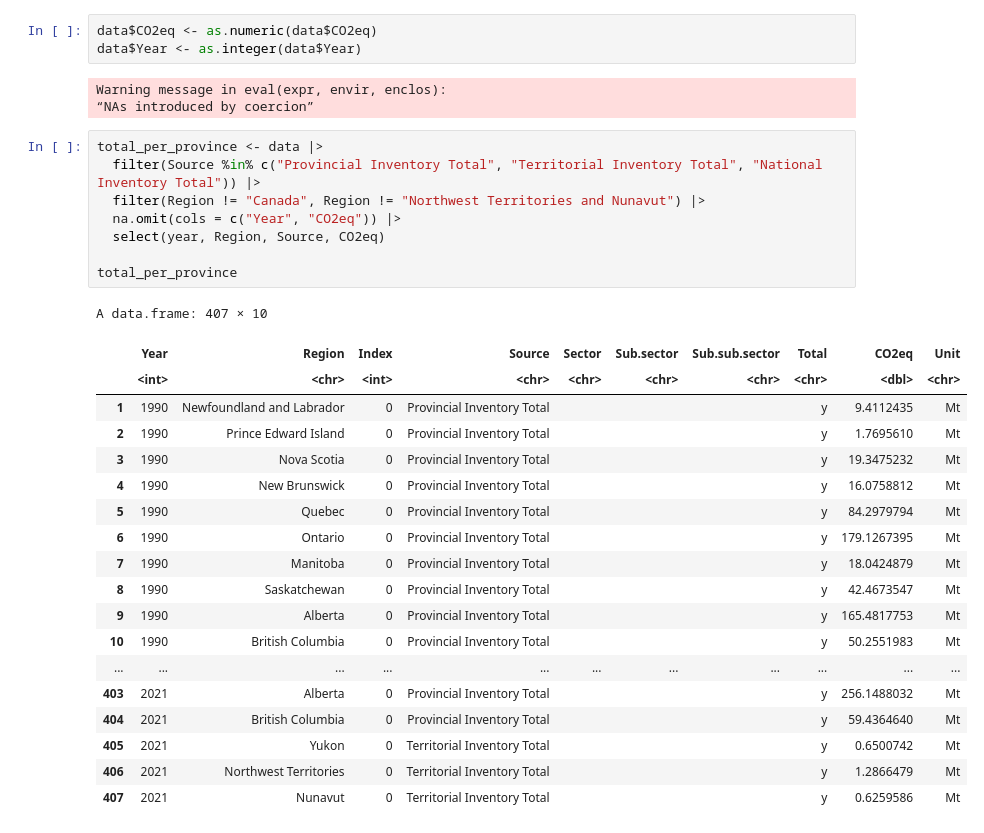
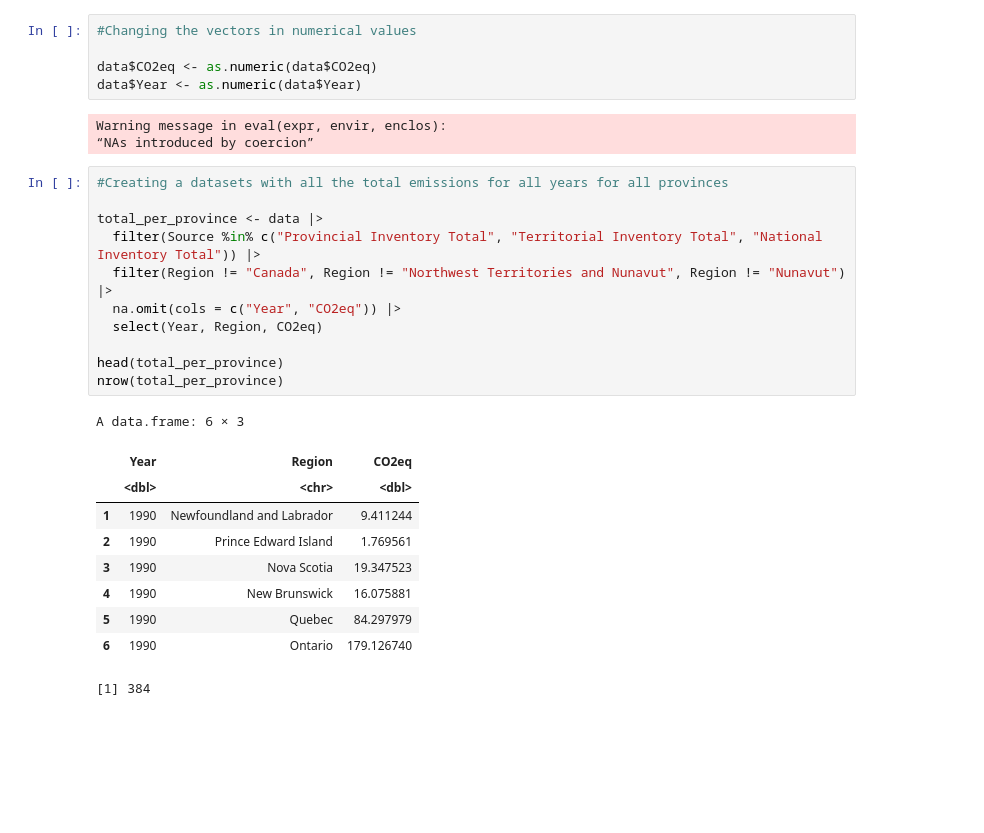
Before and after one commit to FelixBAUDARD/Dsci100_GP, a Jupyter notebook: Group project proposal.ipynb, the cells around one changed output. Drawn from its saved outputs; the diff is of its cells as text; blank space fills up the shorter version.

```diff
--- a/Group project proposal.ipynb
+++ b/Group project proposal.ipynb
@@ -36,37 +38,33 @@ library(tidymodels)
 url <- "https://data-donnees.az.ec.gc.ca/api/file?path=/substances/monitor/canada-s-official-greenhouse-gas-inventory/B-Economic-Sector/EN_GHG_Econ_Can_Prov_Terr.csv"
 data <- read.csv(url)
 # %%
+#Changing the vectors in numerical values
+
 data$CO2eq <- as.numeric(data$CO2eq)
-data$Year <- as.integer(data$Year)
+data$Year <- as.numeric(data$Year)
 # %% [output]
 Warning message in eval(expr, envir, enclos):
 “NAs introduced by coercion”
 # %%
+#Creating a datasets with all the total emissions for all years for all provinces
+
 total_per_province <- data |>
   filter(Source %in% c("Provincial Inventory Total", "Territorial Inventory Total", "National Inventory Total")) |>
-  filter(Region != "Canada", Region != "Northwest Territories and Nunavut") |>
+  filter(Region != "Canada", Region != "Northwest Territories and Nunavut", Region != "Nunavut") |>
   na.omit(cols = c("Year", "CO2eq")) |>
-  select(year, Region, Source, CO2eq)
+  select(Year, Region, CO2eq)
 
-total_per_province
+head(total_per_province)
+nrow(total_per_province)
 # %% [output]
-A data.frame: 407 × 10
+A data.frame: 6 × 3
-|  | Year | Region | Index | Source | Sector | Sub.sector | Sub.sub.sector | Total | CO2eq | Unit |
-|  | <int> | <chr> | <int> | <chr> | <chr> | <chr> | <chr> | <chr> | <dbl> | <chr> |
-| 1 | 1990 | Newfoundland and Labrador | 0 | Provincial Inventory Total |  |  |  | y | 9.4112435 | Mt |
-| 2 | 1990 | Prince Edward Island | 0 | Provincial Inventory Total |  |  |  | y | 1.7695610 | Mt |
-| 3 | 1990 | Nova Scotia | 0 | Provincial Inventory Total |  |  |  | y | 19.3475232 | Mt |
-| 4 | 1990 | New Brunswick | 0 | Provincial Inventory Total |  |  |  | y | 16.0758812 | Mt |
-| 5 | 1990 | Quebec | 0 | Provincial Inventory Total |  |  |  | y | 84.2979794 | Mt |
-| 6 | 1990 | Ontario | 0 | Provincial Inventory Total |  |  |  | y | 179.1267395 | Mt |
-| 7 | 1990 | Manitoba | 0 | Provincial Inventory Total |  |  |  | y | 18.0424879 | Mt |
-| 8 | 1990 | Saskatchewan | 0 | Provincial Inventory Total |  |  |  | y | 42.4673547 | Mt |
-| 9 | 1990 | Alberta | 0 | Provincial Inventory Total |  |  |  | y | 165.4817753 | Mt |
-| 10 | 1990 | British Columbia | 0 | Provincial Inventory Total |  |  |  | y | 50.2551983 | Mt |
-| ... | ... | ... | ... | ... | ... | ... | ... | ... | ... | ... |
-| 403 | 2021 | Alberta | 0 | Provincial Inventory Total |  |  |  | y | 256.1488032 | Mt |
-| 404 | 2021 | British Columbia | 0 | Provincial Inventory Total |  |  |  | y | 59.4364640 | Mt |
-| 405 | 2021 | Yukon | 0 | Territorial Inventory Total |  |  |  | y | 0.6500742 | Mt |
-| 406 | 2021 | Northwest Territories | 0 | Territorial Inventory Total |  |  |  | y | 1.2866479 | Mt |
-| 407 | 2021 | Nunavut | 0 | Territorial Inventory Total |  |  |  | y | 0.6259586 | Mt |
+|  | Year | Region | CO2eq |
+|  | <dbl> | <chr> | <dbl> |
+| 1 | 1990 | Newfoundland and Labrador | 9.411244 |
+| 2 | 1990 | Prince Edward Island | 1.769561 |
+| 3 | 1990 | Nova Scotia | 19.347523 |
+| 4 | 1990 | New Brunswick | 16.075881 |
+| 5 | 1990 | Quebec | 84.297979 |
+| 6 | 1990 | Ontario | 179.126740 |
+[1] 384
 # %%
```
Also changed, not shown: parts of 7 cells of this notebook.
